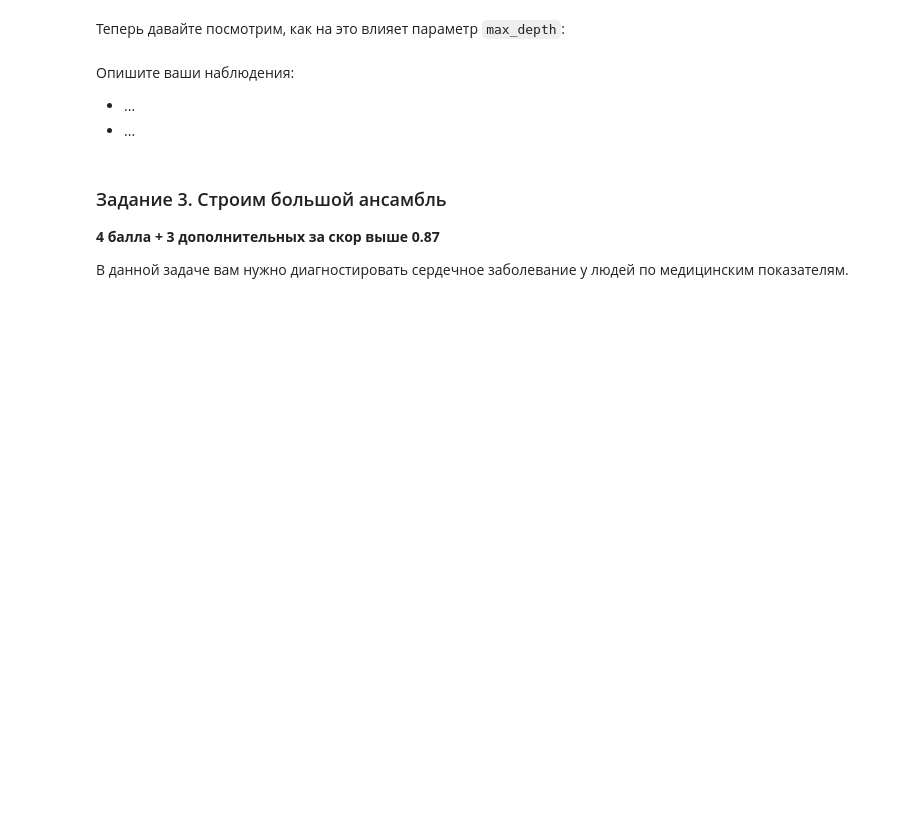
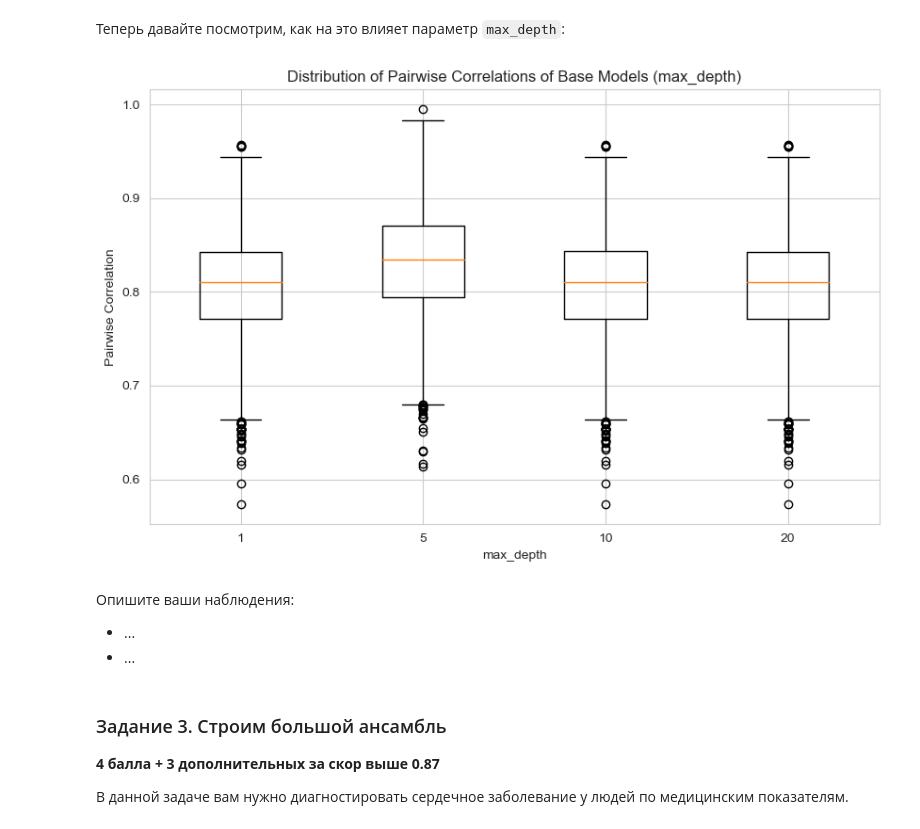
Before and after one commit to NSapozhnikov/BI-ml-2024, a Jupyter notebook: lecture_5_ensemples/homework/Ensembles.ipynb, the cells around one changed output. Drawn from its saved outputs; the diff is of its cells as text; code cells hidden in the pictures; blank space fills up the shorter version.

```diff
--- a/lecture_5_ensemples/homework/Ensembles.ipynb
+++ b/lecture_5_ensemples/homework/Ensembles.ipynb
@@ -298,7 +314,23 @@ X_train, X_test, y_train, y_test = train_test_split(X, y, random_state=42)
 # %% [markdown]
 Теперь давайте посмотрим, как на это влияет параметр `max_depth`:
 # %%
-## ENTER YOUR CODE HERE (/¯◡ ‿ ◡)/¯☆*##
+max_depth_values = [None, 5, 10, 20]
+
+correlation_values_depth = []
+for max_depth in max_depth_values:
+    clf_depth = RandomForestClassifier(n_estimators=100, max_depth=max_depth, random_state=42)
+    clf_depth.fit(X_train, y_train)
+    corrs_depth = base_model_pair_correlation(clf_depth, X_test)
+    correlation_values_depth.append(corrs_depth)
+
+plt.figure(figsize=(10, 6))
+plt.boxplot(correlation_values_depth, labels=max_depth_values)
+plt.title('Distribution of Pairwise Correlations of Base Models (max_depth)')
+plt.xlabel('max_depth')
+plt.ylabel('Pairwise Correlation')
+plt.show()
+# %% [output]
+[figure, added]
 # %% [markdown]
 Опишите ваши наблюдения:
 
```
Also changed, not shown: parts of 1 cell of this notebook.
